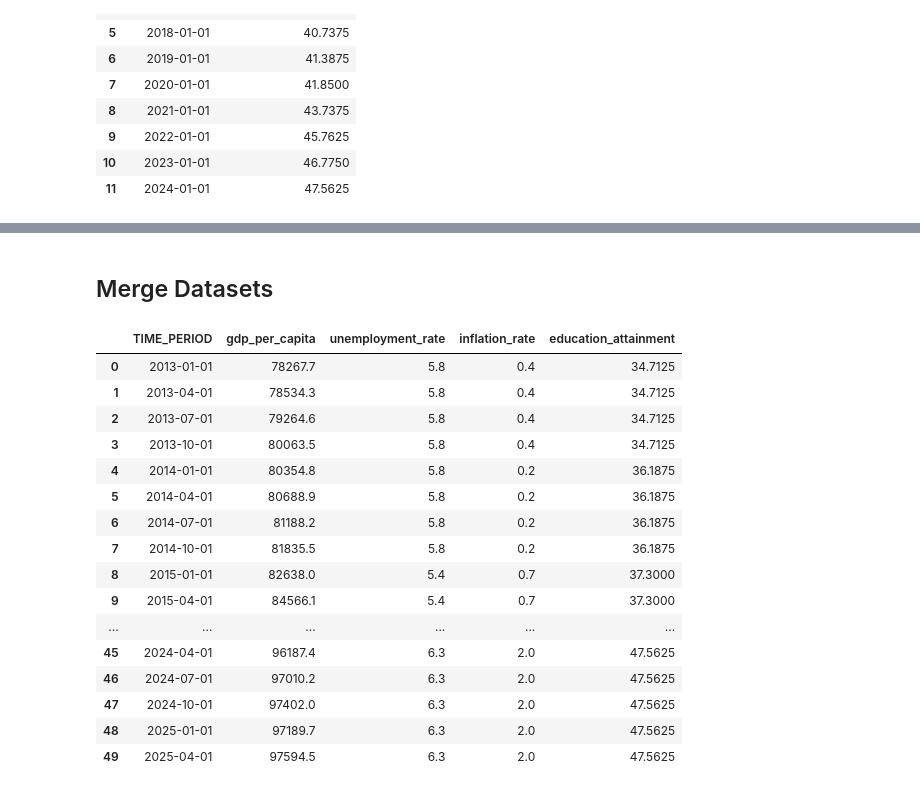
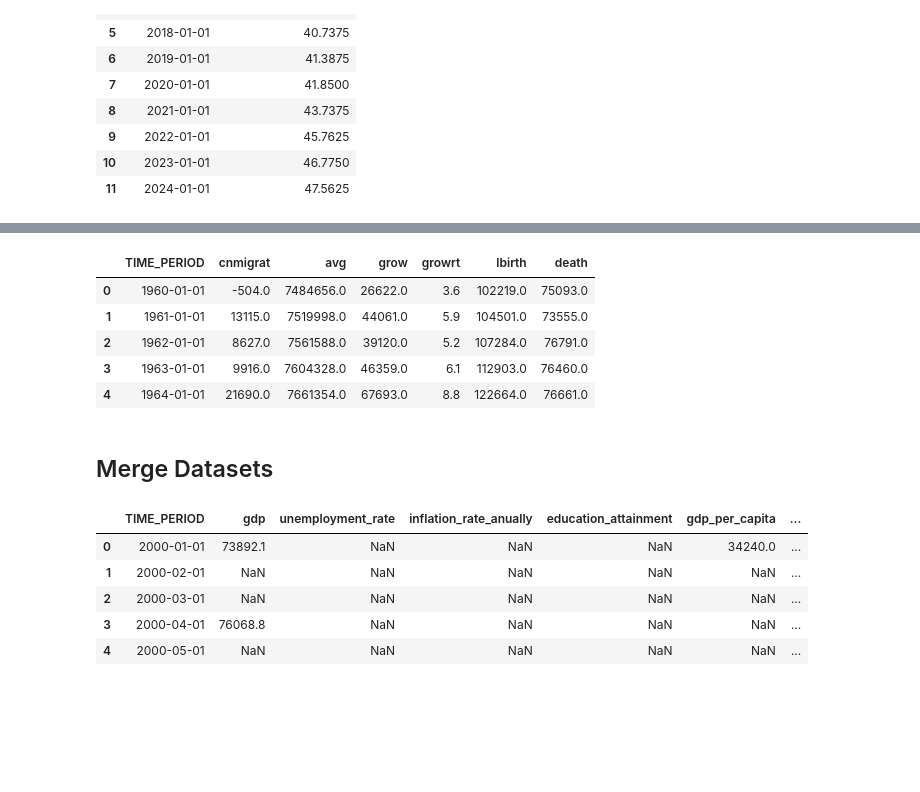
Before and after one commit to Grena30/Exploratory-Data-Analysis, a Jupyter notebook: EDA/datasets.ipynb, the cells around one changed output, grey strips where cells are left out. Saved outputs shown, nothing was run; the diff lists cells and outputs as text; code cells hidden in the pictures; blank space fills up the shorter version.

Commit message:
feat: add compact dataset for analysis

```diff
--- a/EDA/datasets.ipynb
+++ b/EDA/datasets.ipynb
@@ -297,41 +678,59 @@ df_clean.head(25)
+# %%
+filters = {}
+id_vars = ['freq', 'indic_de', 'geo']
+indices = ['CNMIGRAT', 'AVG', 'GROW', 'GROWRT', 'LBIRTH', 'DEATH']
+index_name = 'indic_de'
+
+df_clean = preprocess_dataset(df, ds_name, filters, id_vars, index_name, indices)
+
+df_clean.head()
+# %% [output]
+|  | TIME_PERIOD | cnmigrat | avg | grow | growrt | lbirth | death |
+| 0 | 1960-01-01 | -504.0 | 7484656.0 | 26622.0 | 3.6 | 102219.0 | 75093.0 |
+| 1 | 1961-01-01 | 13115.0 | 7519998.0 | 44061.0 | 5.9 | 104501.0 | 73555.0 |
+| 2 | 1962-01-01 | 8627.0 | 7561588.0 | 39120.0 | 5.2 | 107284.0 | 76791.0 |
+| 3 | 1963-01-01 | 9916.0 | 7604328.0 | 46359.0 | 6.1 | 112903.0 | 76460.0 |
+| 4 | 1964-01-01 | 21690.0 | 7661354.0 | 67693.0 | 8.8 | 122664.0 | 76661.0 |
 # %% [markdown]
 ## Merge Datasets
+# %%
+rename_columns_map = {
+    'q1': 'household_income_q1',
+    'q2': 'household_income_q2',
+    'q3': 'household_income_q3',
+    'cnmigrant': 'net_migration',
+    'avg': 'total_population',
+    'grow': 'net_population_growth',
+    'growrt': 'growth_rate',
+    'lbirth': 'births',
+    'death': 'deaths'
+}
 # %%
-merged_df = None
+merged_df = pd.DataFrame()
 
 for name, df_clean in DFS.items():
-
-    if merged_df is None:
+    if merged_df.empty:
         merged_df = df_clean
         continue
 
     merged_df = pd.merge(merged_df, df_clean, on="TIME_PERIOD", how="outer")
 
-for col in ANNUAL_COLS:
-    merged_df = merged_df.ffill()
+merged_df = merged_df[merged_df['TIME_PERIOD'] >= '2000']
+merged_df = merged_df.sort_values("TIME_PERIOD").reset_index(drop=True)
 
-merged_df = merged_df.dropna()
+# Rename unclear columns
+merged_df = merged_df.rename(
+    columns={old: new for old, new in rename_columns_map.items() if old in merged_df.columns}
+)
 
-merged_df = merged_df.sort_values("TIME_PERIOD").reset_index(drop=True)
-merged_path = os.path.join(OUTPUT_DIR, "merged_eurostat.csv")
+merged_path = os.path.join(OUTPUT_DIR, "sweden_eurostat_data.csv")
 merged_df.to_csv(merged_path, index=False)
 
-merged_df.head(50)
+merged_df.head()
 # %% [output]
-|  | TIME_PERIOD | gdp_per_capita | unemployment_rate | inflation_rate | education_attainment |
-| 0 | 2013-01-01 | 78267.7 | 5.8 | 0.4 | 34.7125 |
-| 1 | 2013-04-01 | 78534.3 | 5.8 | 0.4 | 34.7125 |
-| 2 | 2013-07-01 | 79264.6 | 5.8 | 0.4 | 34.7125 |
-| 3 | 2013-10-01 | 80063.5 | 5.8 | 0.4 | 34.7125 |
-| 4 | 2014-01-01 | 80354.8 | 5.8 | 0.2 | 36.1875 |
-| 5 | 2014-04-01 | 80688.9 | 5.8 | 0.2 | 36.1875 |
-| 6 | 2014-07-01 | 81188.2 | 5.8 | 0.2 | 36.1875 |
-| 7 | 2014-10-01 | 81835.5 | 5.8 | 0.2 | 36.1875 |
-| 8 | 2015-01-01 | 82638.0 | 5.4 | 0.7 | 37.3000 |
-| 9 | 2015-04-01 | 84566.1 | 5.4 | 0.7 | 37.3000 |
-| ... | ... | ... | ... | ... | ... |
-| 45 | 2024-04-01 | 96187.4 | 6.3 | 2.0 | 47.5625 |
-| 46 | 2024-07-01 | 97010.2 | 6.3 | 2.0 | 47.5625 |
-| 47 | 2024-10-01 | 97402.0 | 6.3 | 2.0 | 47.5625 |
-| 48 | 2025-01-01 | 97189.7 | 6.3 | 2.0 | 47.5625 |
-| 49 | 2025-04-01 | 97594.5 | 6.3 | 2.0 | 47.5625 |
+|  | TIME_PERIOD | gdp | unemployment_rate | inflation_rate_anually | education_attainment | gdp_per_capita | ... |
+| 0 | 2000-01-01 | 73892.1 | NaN | NaN | NaN | 34240.0 | ... |
+| 1 | 2000-02-01 | NaN | NaN | NaN | NaN | NaN | ... |
+| 2 | 2000-03-01 | NaN | NaN | NaN | NaN | NaN | ... |
+| 3 | 2000-04-01 | 76068.8 | NaN | NaN | NaN | NaN | ... |
+| 4 | 2000-05-01 | NaN | NaN | NaN | NaN | NaN | ... |
```
Also changed, not shown: parts of 52 cells of this notebook, 14 other files.
